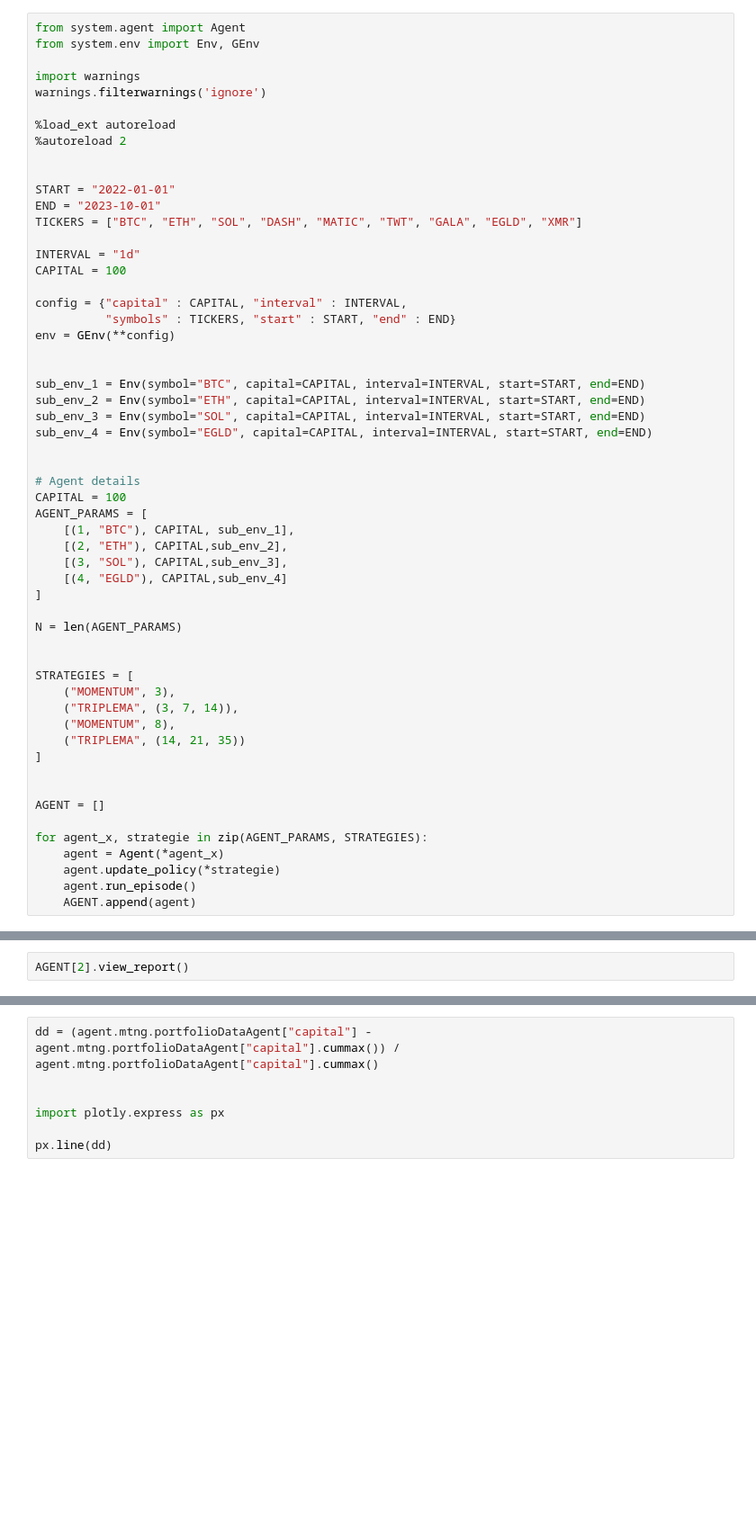
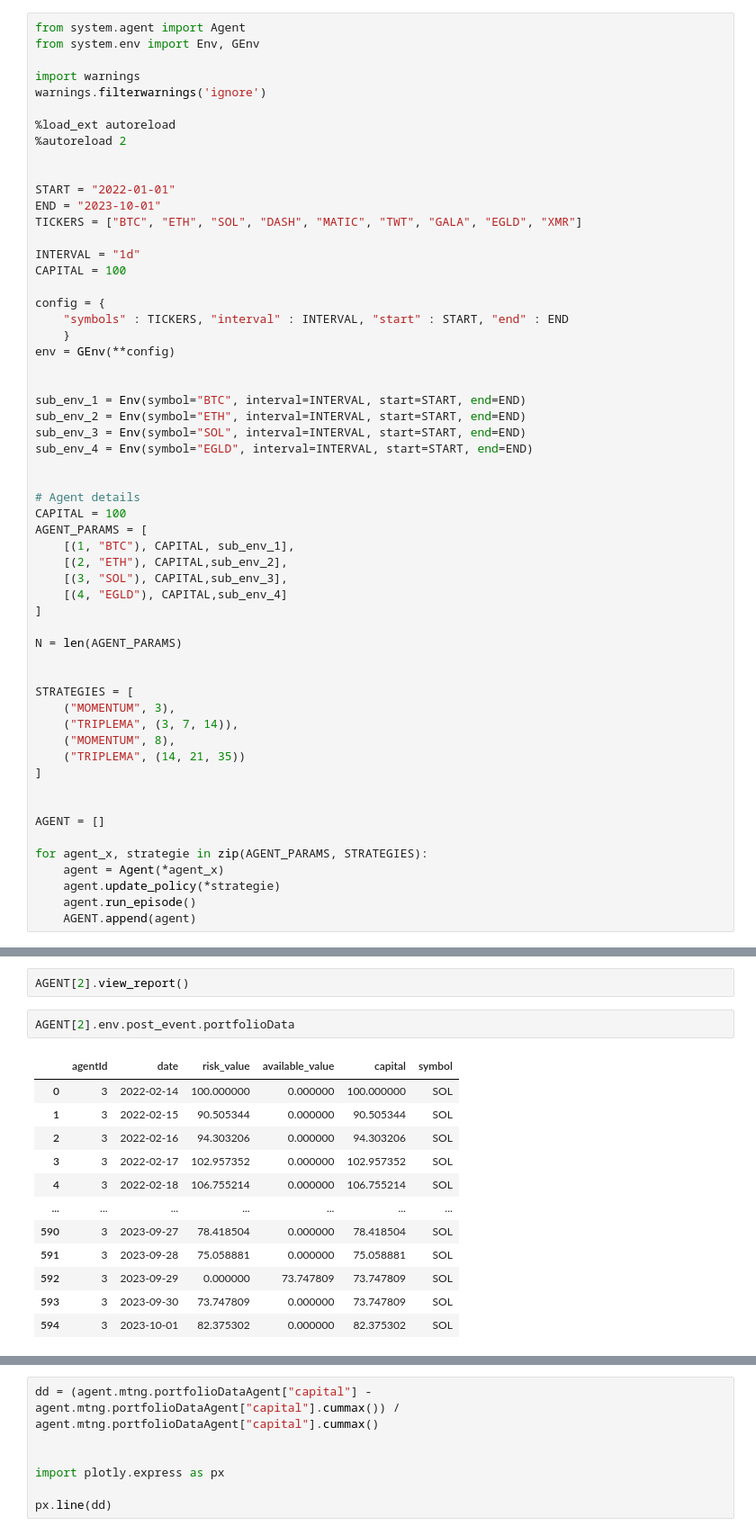
Before and after one commit to cedTrad/C-Syst, a Jupyter notebook: labs.ipynb, the cells around one changed output, grey strips where cells are left out. Shown at 90% size. Cells and saved outputs as stored; diff of their text form; blank space fills up the shorter version.

```diff
--- a/labs.ipynb
+++ b/labs.ipynb
@@ -18,15 +18,16 @@ TICKERS = ["BTC", "ETH", "SOL", "DASH", "MATIC", "TWT", "GALA", "EGLD", "XMR"]
 INTERVAL = "1d"
 CAPITAL = 100
 
-config = {"capital" : CAPITAL, "interval" : INTERVAL,
-          "symbols" : TICKERS, "start" : START, "end" : END}
+config = {
+    "symbols" : TICKERS, "interval" : INTERVAL, "start" : START, "end" : END
+    }
 env = GEnv(**config)
 
 
-sub_env_1 = Env(symbol="BTC", capital=CAPITAL, interval=INTERVAL, start=START, end=END)
-sub_env_2 = Env(symbol="ETH", capital=CAPITAL, interval=INTERVAL, start=START, end=END)
-sub_env_3 = Env(symbol="SOL", capital=CAPITAL, interval=INTERVAL, start=START, end=END)
-sub_env_4 = Env(symbol="EGLD", capital=CAPITAL, interval=INTERVAL, start=START, end=END)
+sub_env_1 = Env(symbol="BTC", interval=INTERVAL, start=START, end=END)
+sub_env_2 = Env(symbol="ETH", interval=INTERVAL, start=START, end=END)
+sub_env_3 = Env(symbol="SOL", interval=INTERVAL, start=START, end=END)
+sub_env_4 = Env(symbol="EGLD", interval=INTERVAL, start=START, end=END)
 
 
 # Agent details
@@ -81,3 +82,18 @@ AGENT[0].view_report()
 AGENT[1].view_report()
 # %%
 AGENT[2].view_report()
+# %%
+AGENT[2].env.post_event.portfolioData
+# %% [output]
+|  | agentId | date | risk_value | available_value | capital | symbol |
+| 0 | 3 | 2022-02-14 | 100.000000 | 0.000000 | 100.000000 | SOL |
+| 1 | 3 | 2022-02-15 | 90.505344 | 0.000000 | 90.505344 | SOL |
+| 2 | 3 | 2022-02-16 | 94.303206 | 0.000000 | 94.303206 | SOL |
+| 3 | 3 | 2022-02-17 | 102.957352 | 0.000000 | 102.957352 | SOL |
+| 4 | 3 | 2022-02-18 | 106.755214 | 0.000000 | 106.755214 | SOL |
+| ... | ... | ... | ... | ... | ... | ... |
+| 590 | 3 | 2023-09-27 | 78.418504 | 0.000000 | 78.418504 | SOL |
+| 591 | 3 | 2023-09-28 | 75.058881 | 0.000000 | 75.058881 | SOL |
+| 592 | 3 | 2023-09-29 | 0.000000 | 73.747809 | 73.747809 | SOL |
+| 593 | 3 | 2023-09-30 | 73.747809 | 0.000000 | 73.747809 | SOL |
+| 594 | 3 | 2023-10-01 | 82.375302 | 0.000000 | 82.375302 | SOL |
```
Also changed, not shown: parts of 2 cells of this notebook, 5 other files.
